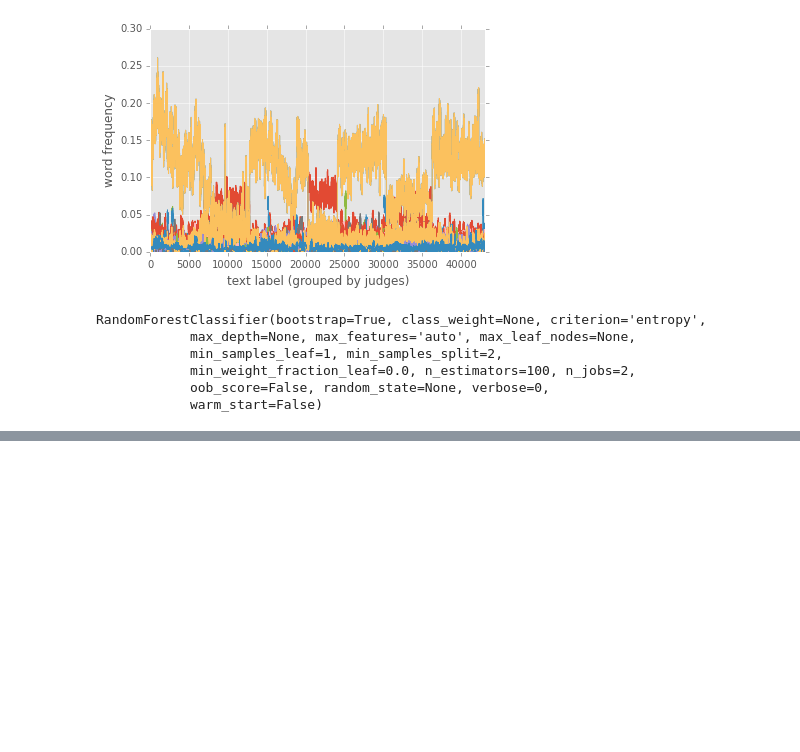
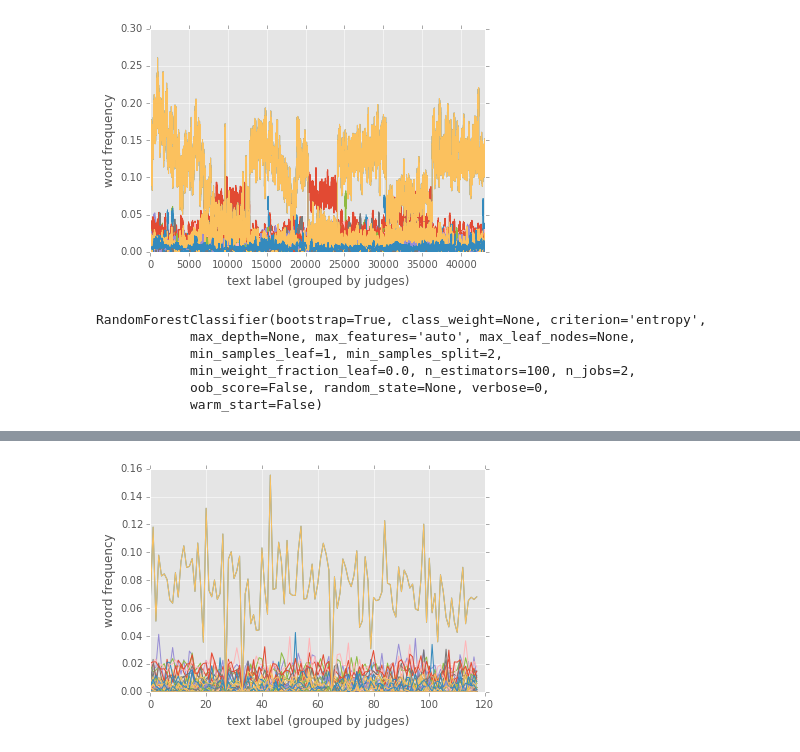
Before and after one commit to ldes89150/Linguistic_Analysis_Final_Project, a Jupyter notebook: ml_predict.ipynb, the cells around one changed output, grey strips where cells are left out. Drawn from its saved outputs; the diff is of its cells as text; code cells hidden in the pictures; blank space fills up the shorter version.

```diff
--- a/ml_predict.ipynb
+++ b/ml_predict.ipynb
@@ -74,0 +104,7 @@ predict_proba.to_csv("predict_proba.csv", encoding="utf8")
+# %%
+plt.plot(test_x)
+plt.xlabel("text label (grouped by judges)")
+plt.ylabel("word frequency")
+plt.savefig("freq")
+# %% [output]
+[figure, added]
```
Also changed, not shown: parts of 5 cells of this notebook.
